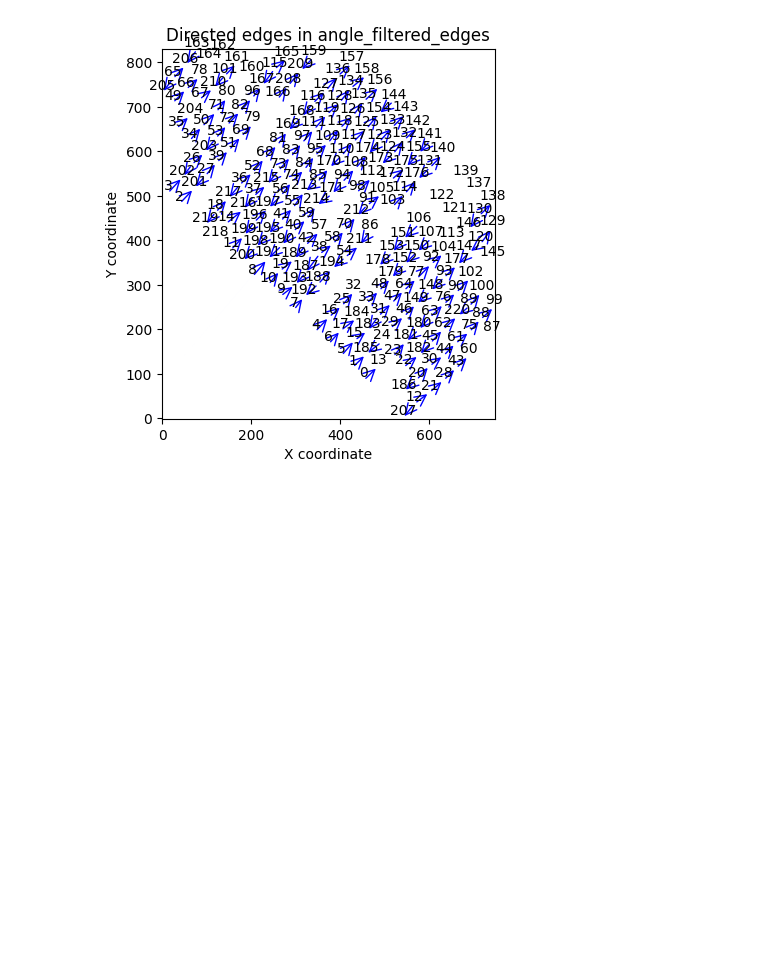
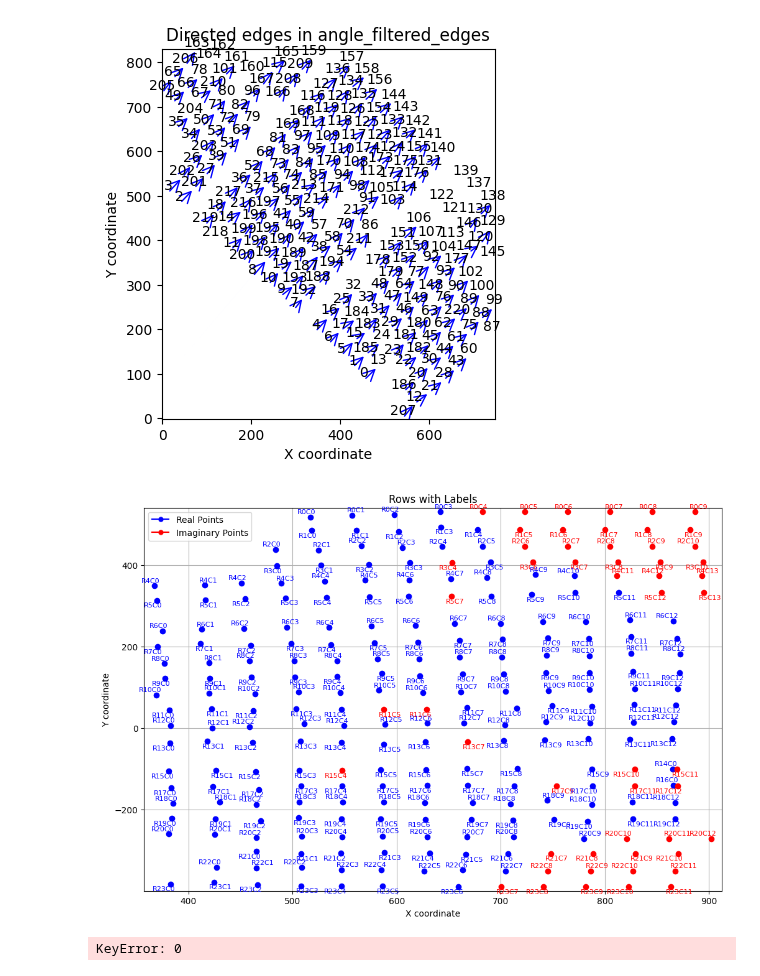
Before and after one commit to aaronge-2020/Microarray-Dearraying, a Jupyter notebook: delaunay_triangle_gridding.ipynb, the cells around one changed output. Cells and saved outputs as stored; diff of their text form; code cells hidden in the pictures; blank space fills up the shorter version.

Commit message:
Image straightening

```diff
--- a/delaunay_triangle_gridding.ipynb
+++ b/delaunay_triangle_gridding.ipynb
@@ -713,6 +714,14 @@ visualize_final_output(normalized_coordinates, traveling_algorithm_input)
 # %%
 import matplotlib.pyplot as plt
 from matplotlib.patches import FancyArrowPatch
+
+data = pd.read_json(labels_path)
+cores = data.to_dict('records')
+normalized_coordinates = preprocess_cores(cores)
+triangulation = Delaunay(normalized_coordinates)
+all_edges = get_all_edges_from_triangulation(triangulation)
+length_filtered_edges = filter_edges_by_length(all_edges, normalized_coordinates, 1.5)
+angle_filtered_edges = filter_edges_by_angle(length_filtered_edges, normalized_coordinates, 10, image_rotation)
 
 # Create a new figure and axis
 fig, ax = plt.subplots()
@@ -744,7 +753,7 @@ ax.set_ylim([min(y[1] for y in normalized_coordinates)-1, max(y[1] for y in norm
 # Show the plot
 plt.show()
 # %% [output]
-[figure, old version]
+[figure, new version]
 # %%
 import matplotlib.pyplot as plt
 
@@ -803,37 +812,65 @@ def plot_rows_with_labels(rows):
 
     # Show the plot
     plt.show()
+# %%
+# Function to rotate a point by a given angle in degrees around the origin
+def rotate_point(point, angle_degrees):
+    # Convert angle to radians
+    angle_radians = np.radians(angle_degrees)
+
+    # Define the rotation matrix
+    rotation_matrix = np.array([
+        [np.cos(angle_radians), -np.sin(angle_radians)],
+        [np.sin(angle_radians), np.cos(angle_radians)]
+    ])
+
+    # Perform the rotation
+    rotated_point = np.dot(rotation_matrix, point)
+    return rotated_point
+
+# Angle by which to rotate the coordinates
+angle_degrees = -image_rotation  # for example, 30 degrees
+
+# Rotate all coordinates
+rotated_coordinates = np.array([rotate_point(point, angle_degrees) for point in normalized_coordinates])
 # %%
 # convert traveling_algorithm_input to the actual coordinates
-traveling_algorithm_input = [(normalized_coordinates[start], normalized_coordinates[end]) for start, end in traveling_algorithm_input]
+coordinates_input = [(rotated_coordinates[start], rotated_coordinates[end]) for start, end in traveling_algorithm_input]
 # %%
 import numpy as np
 from itertools import combinations
 
 
 average_distances = []
-for edge in traveling_algorithm_input:
+for edge in coordinates_input:
     start, end = edge
     distance = np.sqrt((start[0] - end[0])**2 + (start[1] - end[1])**2)
     average_distances.append(distance)
 
 average_distance = np.median(average_distances)
 
 def calculate_grid_width(centers, d):
     """Calculate Y based on the maximum X value of the core + 1.5 * d."""
     max_x = max(centers, key=lambda x: x[0])[0]
     return max_x + 0.5 * d
 
 
 # Calculate the average core-to-core distance
 d = average_distance
 
 # Calculate Y
-image_width = calculate_grid_width(normalized_coordinates, d)
+image_width = calculate_grid_width(rotated_coordinates, d)
 
 
-rows = traveling_algorithm(traveling_algorithm_input, image_width, d, 0.75 * d, 360, image_rotation, 0.75)
-sorted_rows = sorted(rows, key=lambda row: -np.median([point['point'][1] for point in row]))
+rows = traveling_algorithm(coordinates_input, image_width, d, 0.75 * d, 360, 0, 0.8)
+sorted_rows = sorted(rows, key=lambda row: -row[0]['point'][1])
+
 
 # Plot the sorted rows
 plot_rows_with_labels(sorted_rows)
+# %% [output]
+[figure, added]
+# %%
+[point[0] for point in rows[0]]
+# %% [output]
+KeyError: 0
```
Also changed, not shown: parts of 2 cells of this notebook.
